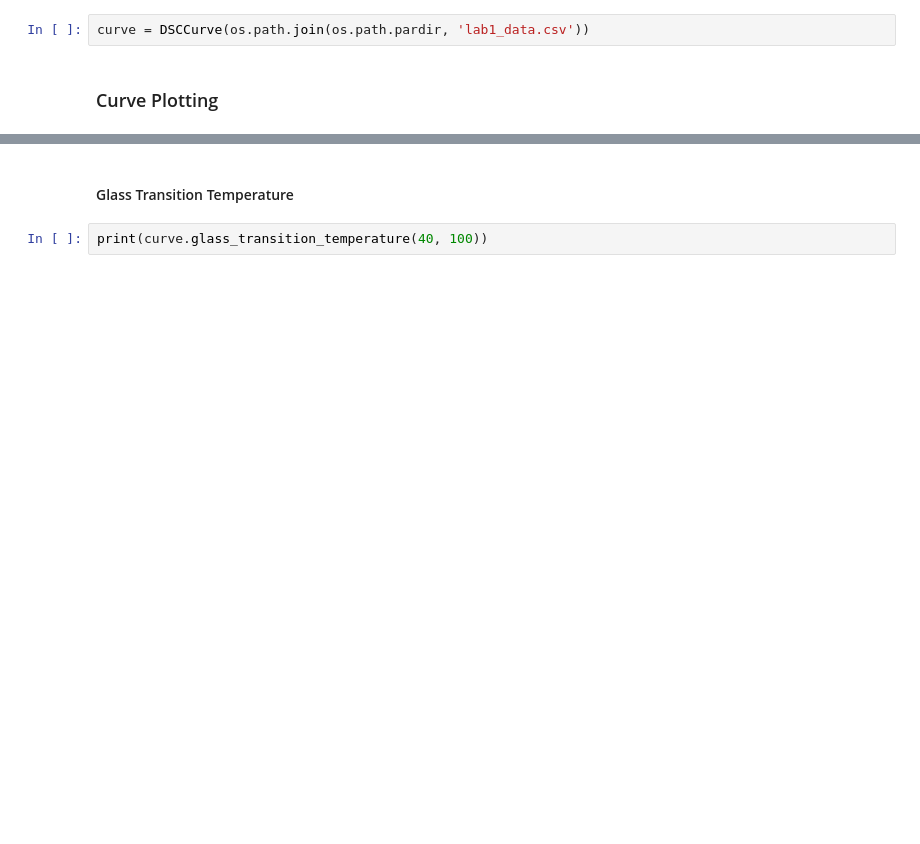
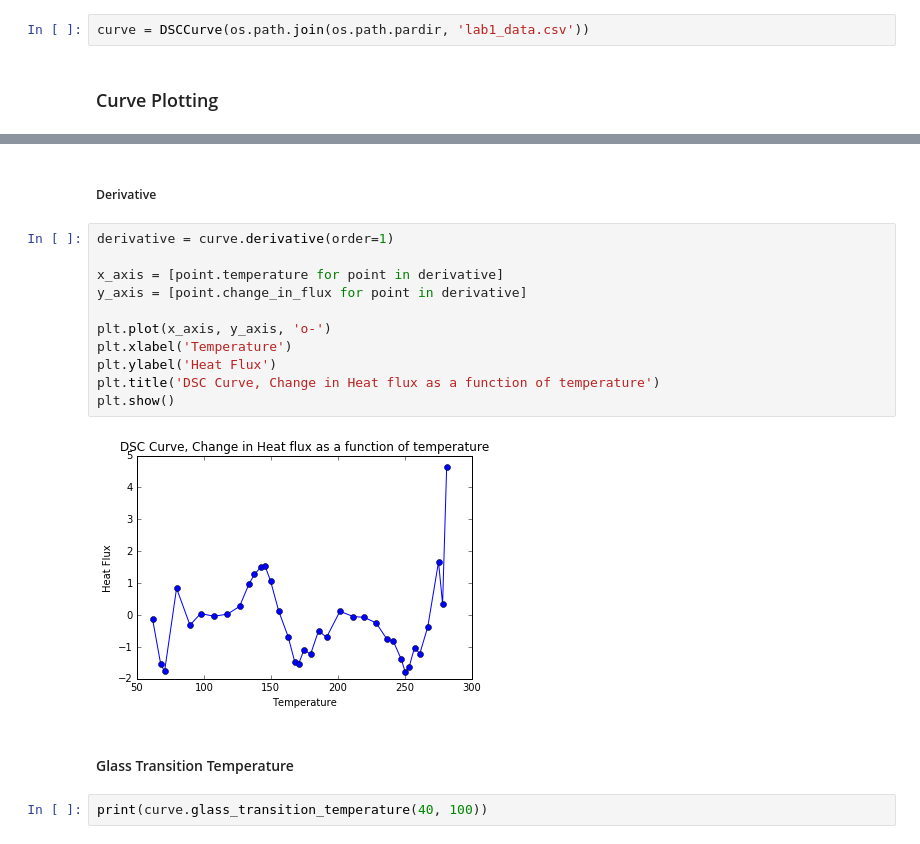
Before and after one commit to MichalKononenko/NE336-Lab1, a Jupyter notebook: lab1/part4.ipynb, the cells around one changed output, grey strips where cells are left out. Drawn from its saved outputs; the diff is of its cells as text; blank space fills up the shorter version.

```diff
--- a/lab1/part4.ipynb
+++ b/lab1/part4.ipynb
@@ -28,3 +36,18 @@ plt.show()
+# %% [markdown]
+##### Derivative #####
+# %%
+derivative = curve.derivative(order=1)
+
+x_axis = [point.temperature for point in derivative]
+y_axis = [point.change_in_flux for point in derivative]
+
+plt.plot(x_axis, y_axis, 'o-')
+plt.xlabel('Temperature')
+plt.ylabel('Heat Flux')
+plt.title('DSC Curve, Change in Heat flux as a function of temperature')
+plt.show()
+# %% [output]
+[figure, added]
 # %% [markdown]
 #### Glass Transition Temperature ####
 # %%
```
Also changed, not shown: parts of 28 cells of this notebook, 3 other files.
